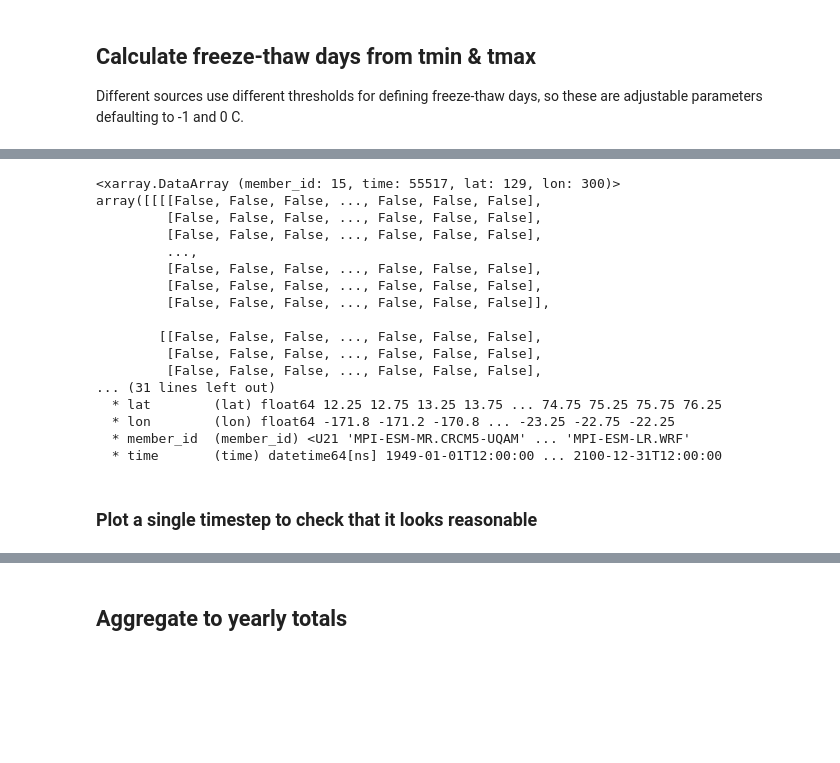
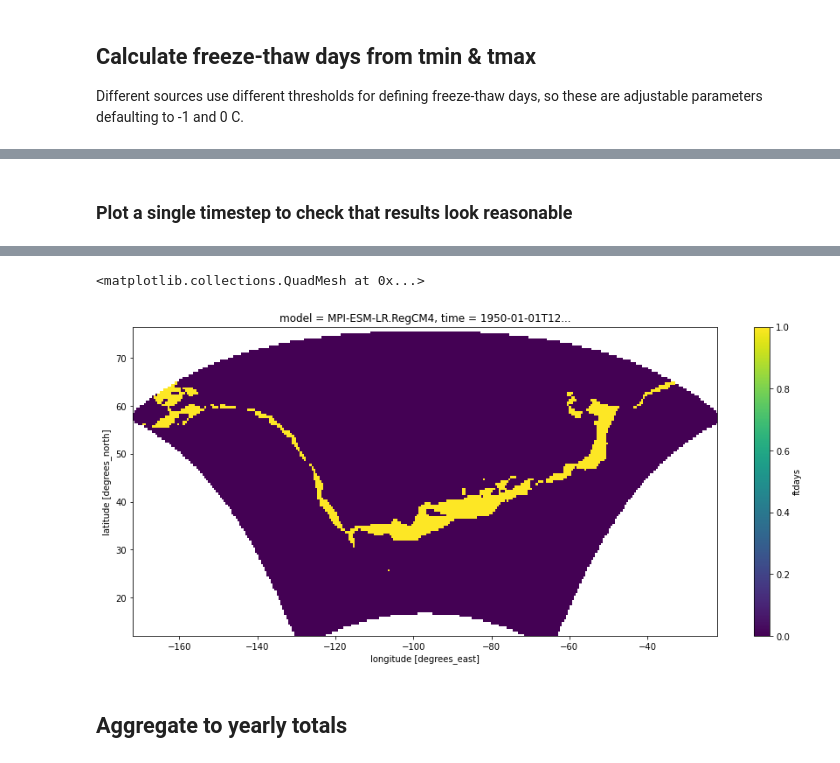
Before and after one commit to anissa111/na-cordex-zarr-jnb, a Jupyter notebook: notebooks/na-cordex/freeze-thaw-day-calculation.ipynb, the cells around one changed output, grey strips where cells are left out. Drawn from its saved outputs; the diff is of its cells as text; code cells hidden in the pictures; blank space fills up the shorter version.

Commit message:
works through calculating annual freeze-thaw days

```diff
--- a/notebooks/na-cordex/freeze-thaw-day-calculation.ipynb
+++ b/notebooks/na-cordex/freeze-thaw-day-calculation.ipynb
@@ -47,10 +156,3 @@ VBox(children=(HTML(value='<h2>NCARCluster</h2>'), HBox(children=(HTML(value='\n
 ## Calculate freeze-thaw days from tmin & tmax
 
 Different sources use different thresholds for defining freeze-thaw days, so these are adjustable parameters defaulting to -1 and 0 C.
-# %%
-## todo: add units parameter & check units attribute on inputs
-
-def freezethaw(tmin_var, tmax_var, freezetemp=-1, thawtemp=0):
-    '''Calculate freeze-thaw days where tmin < freeze threshold and tmax > thawing threshold'''
-    result = (tmin_var < freezetemp) & (tmax_var > thawtemp)
-    return result
@@ -143,0 +159,19 @@ zarr-version :
+# %%
+## todo: add units parameter & check units attribute on inputs
+## todo: mask missing data in inputs
+
+def freezethaw(tmin, tmax, freeze_temp=-1, thaw_temp=0):
+    """
+    Calculate freeze-thaw days where tmin < freezing and tmax > freezing
+
+    Params:
+        tmin, tmax: two xarray DataArrays daily min & max temperatures
+        freeze_temp: threshold for tmin; defaults to -1 (units assumed degC)
+        thaw_temp: threshold for tmax; defaults to 0 (units assumed degC)
+    """
+
+    result = (tmin < freeze_temp) & (tmax > thaw_temp)
+
+    ## add 0*inputs to cast to float and add missing values back in
+    result = result + tmin * 0 + tmax * 0
+    return result
@@ -144,4 +180,8 @@ zarr-version :
 # %%
 ## This step only constructs the task graph.
 ## The computation doesn't happen until explicitly called.
-ft = freezethaw(tmin_ds["tmin"],tmax_ds["tmax"])
+#ft = freezethaw(tmin_ds["tmin"], tmax_ds["tmax"])
+ds["ftdays"] = freezethaw(ds["tmin"], ds["tmax"])
+
+## check strucutre of result
+ds["ftdays"]
@@ -176,32 +216,2 @@ Attributes: (0)
-# %%
-## The timeit magic doesn't play nicely with Dask, so we time by hand instead.
-## Hmm... I thought.  But even this is locking up.  So maybe it's something else.
-## Try again later.
-
-
-# start = time.time()
-
-ft.compute()
-
-# finish = time.time()
-# print(finish - start)
-# %% [output]
-<xarray.DataArray (member_id: 15, time: 55517, lat: 129, lon: 300)>
-array([[[[False, False, False, ..., False, False, False],
-         [False, False, False, ..., False, False, False],
-         [False, False, False, ..., False, False, False],
-         ...,
-         [False, False, False, ..., False, False, False],
-         [False, False, False, ..., False, False, False],
-         [False, False, False, ..., False, False, False]],
-
-        [[False, False, False, ..., False, False, False],
-         [False, False, False, ..., False, False, False],
-         [False, False, False, ..., False, False, False],
-... (31 lines left out)
-  * lat        (lat) float64 12.25 12.75 13.25 13.75 ... 74.75 75.25 75.75 76.25
-  * lon        (lon) float64 -171.8 -171.2 -170.8 ... -23.25 -22.75 -22.25
-  * member_id  (member_id) <U21 'MPI-ESM-MR.CRCM5-UQAM' ... 'MPI-ESM-LR.WRF'
-  * time       (time) datetime64[ns] 1949-01-01T12:00:00 ... 2100-12-31T12:00:00
 # %% [markdown]
-### Plot a single timestep to check that it looks reasonable
+### Plot a single timestep to check that results look reasonable
@@ -232,10 +218,11 @@ def plotMap(ax, map_slice, date_object=None, member_id=None):
 # %%
+%%time
+
 sim = 'MPI-ESM-LR.RegCM4'
 date = "1950-01-01"
+scen = "rcp85"
 
-slice = ft.sel(member_id=sim, time=date).squeeze()
+slice = ds["ftdays"].sel(model=sim, time=date, scen=scen)
 
-fig = plt.figure()
-ax = plt.gca()
-
-plotMap(ax, slice)
+slice.plot(figsize=(15,6.5))
+# %% [output]
@@ -242,3 +231,5 @@ plotMap(ax, slice)
+<matplotlib.collections.QuadMesh at 0x...>
+[figure, added]
 # %% [markdown]
 ## Aggregate to yearly totals
 # %%
```
Also changed, not shown: parts of 29 cells of this notebook.
